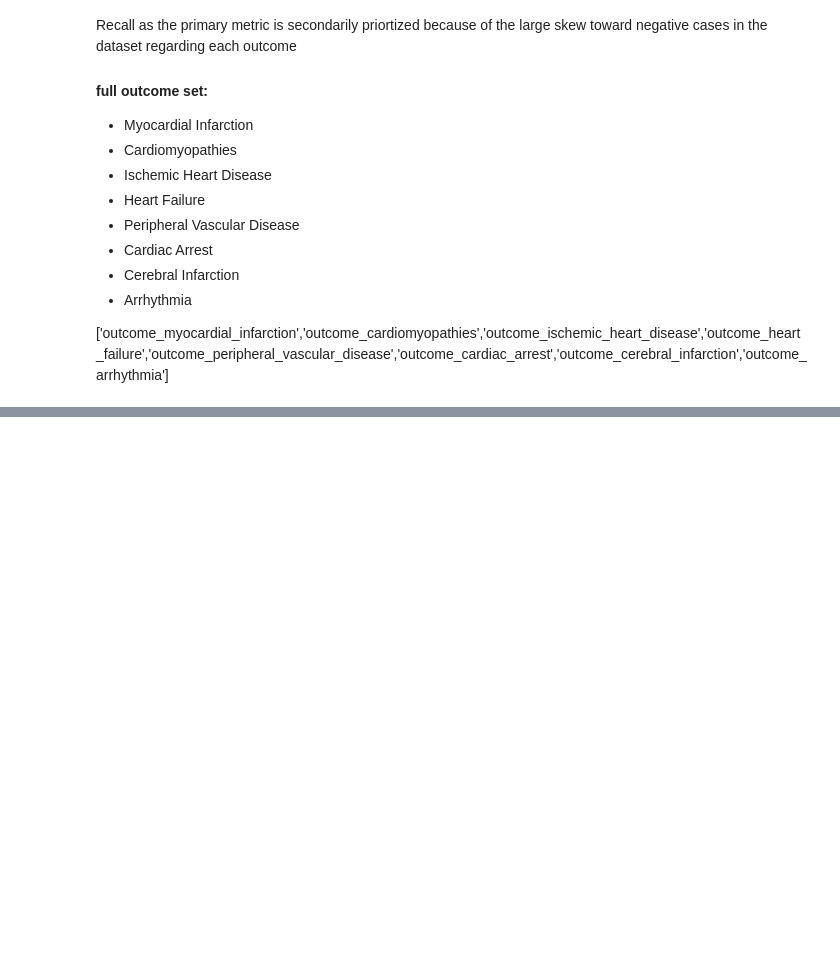
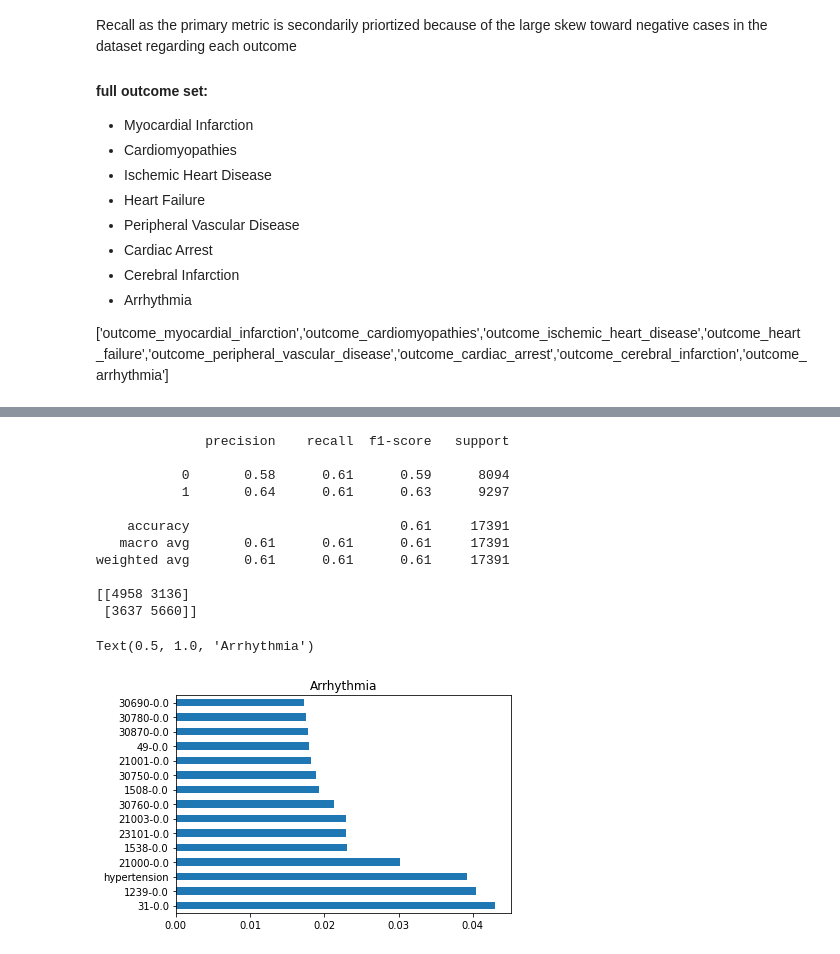
Before and after one commit to analiseb/UB-Masters-Thesis, a Jupyter notebook: MODEL_Baseline_XGBoost.ipynb, the cells around one changed output, grey strips where cells are left out. Cells and saved outputs as stored; diff of their text form; code cells hidden in the pictures; blank space fills up the shorter version.

```diff
--- a/MODEL_Baseline_XGBoost.ipynb
+++ b/MODEL_Baseline_XGBoost.ipynb
@@ -113,13 +113,16 @@ Overall performance was determined by the prioritization of Recall for the prior
 </ul>
 
 ['outcome_myocardial_infarction','outcome_cardiomyopathies','outcome_ischemic_heart_disease','outcome_heart_failure','outcome_peripheral_vascular_disease','outcome_cardiac_arrest','outcome_cerebral_infarction','outcome_arrhythmia']
+# %%
+X_train, X_val, X_test, y_train, y_val, y_test = utilities.process_features(df, gv.outcomes[-1], StandardScaler(), one_hot=False, val=True)
+X_train, y_train= utilities.resample_data(X_train, y_train, 'under')
 # %%
 from xgboost import XGBClassifier
 
-n_estimators =
+n_estimators = 1000
 
 clf_xgb = XGBClassifier(max_depth=8,
-    learning_rate=0.1,
+    learning_rate=0.01,
     n_estimators=n_estimators,
     verbosity=0,
     silent=None,
@@ -142,7 +145,7 @@ clf_xgb = XGBClassifier(max_depth=8,
     seed=None,)
 
 clf_xgb.fit(X_train, y_train,
-            eval_set=[(X_valid, y_valid)],
+            eval_set=[(X_val, y_val)],
             early_stopping_rounds=40,
-            verbose=10)
+            verbose=20)
 # %% [output]
@@ -149,0 +179,26 @@ NameError: name 'n_estimators' is not defined
+# %%
+prediction=clf_xgb.predict(X_test)
+
+#Measuring accuracy on Testing Data
+print(metrics.classification_report(y_test, prediction))
+print(metrics.confusion_matrix(y_test, prediction))
+
+#Plotting the feature importance for Top 10 most important columns
+%matplotlib inline
+feature_importances = pd.Series(clf_xgb.feature_importances_, index=X_train.columns.to_list())
+feature_importances.nlargest(15).plot(kind='barh')
+plt.title('Arrhythmia')
+# %% [output]
+              precision    recall  f1-score   support
+
+           0       0.58      0.61      0.59      8094
+           1       0.64      0.61      0.63      9297
+
+    accuracy                           0.61     17391
+   macro avg       0.61      0.61      0.61     17391
+weighted avg       0.61      0.61      0.61     17391
+
+[[4958 3136]
+ [3637 5660]]
+Text(0.5, 1.0, 'Arrhythmia')
+[figure, added]
```
Also changed, not shown: parts of 1 cell of this notebook, 8 other files.
